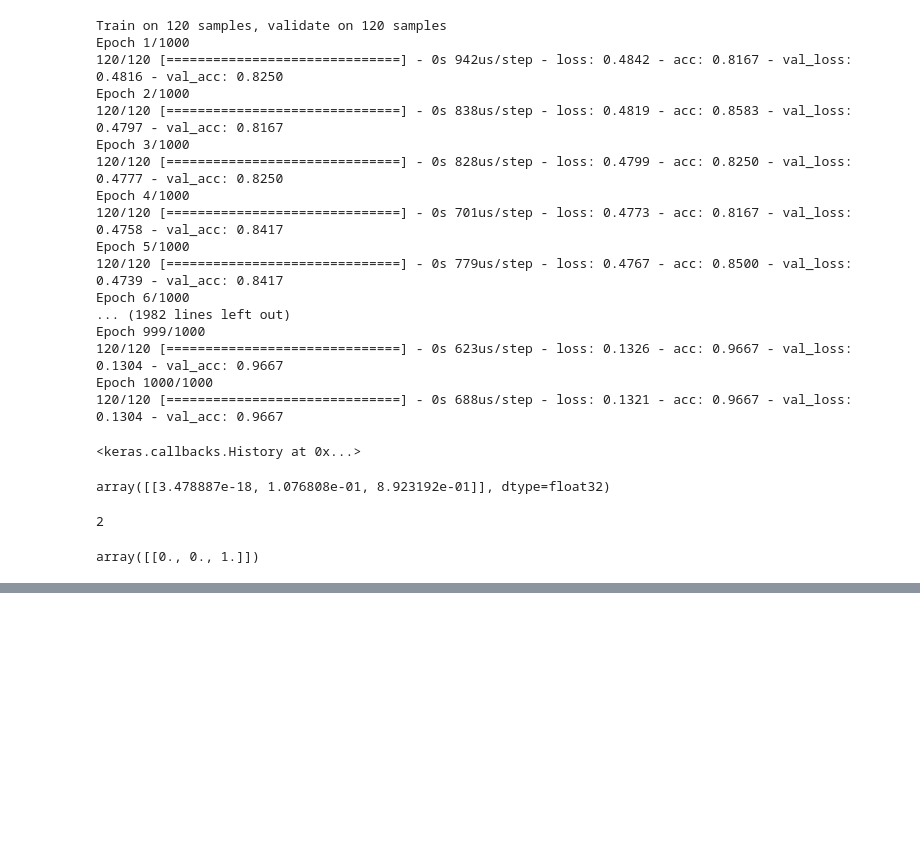
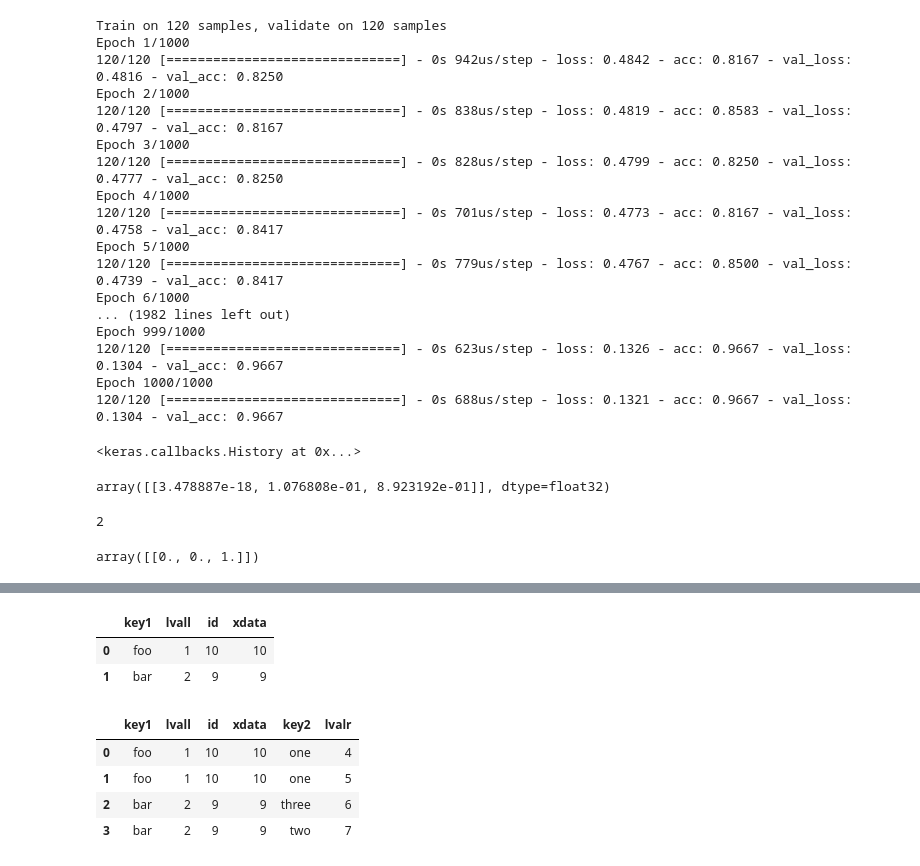
Before and after one commit to viewv/Data-Science, a Jupyter notebook: KerasDocLearn/iris.ipynb, the cells around one changed output, grey strips where cells are left out. Drawn from its saved outputs; the diff is of its cells as text; code cells hidden in the pictures; blank space fills up the shorter version.

```diff
--- a/KerasDocLearn/iris.ipynb
+++ b/KerasDocLearn/iris.ipynb
@@ -168,3 +174,13 @@ np.argmax(temp)
 test_y[10:11]
 # %% [output]
 array([[0., 0., 1.]])
+# %%
+right=pd.DataFrame({'key1':['foo','foo','bar','bar'],
+    'key2':['one','one','three','two'],
+     'lvalr':[4,5,6,7]})
+# %%
+left=pd.DataFrame({'key1':['foo','bar'],
+                   'lvall':[1,2],
+                  'id':[10,9],
+                  'xdata':[10,9]},
+                  )
@@ -170,0 +195,14 @@ array([[0., 0., 1.]])
+# %%
+left
+# %% [output]
+|  | key1 | lvall | id | xdata |
+| 0 | foo | 1 | 10 | 10 |
+| 1 | bar | 2 | 9 | 9 |
+# %%
+pd.merge(left,right,how='inner')
+# %% [output]
+|  | key1 | lvall | id | xdata | key2 | lvalr |
+| 0 | foo | 1 | 10 | 10 | one | 4 |
+| 1 | foo | 1 | 10 | 10 | one | 5 |
+| 2 | bar | 2 | 9 | 9 | three | 6 |
+| 3 | bar | 2 | 9 | 9 | two | 7 |
```
Also changed, not shown: parts of 4 cells of this notebook, 5 other files.
